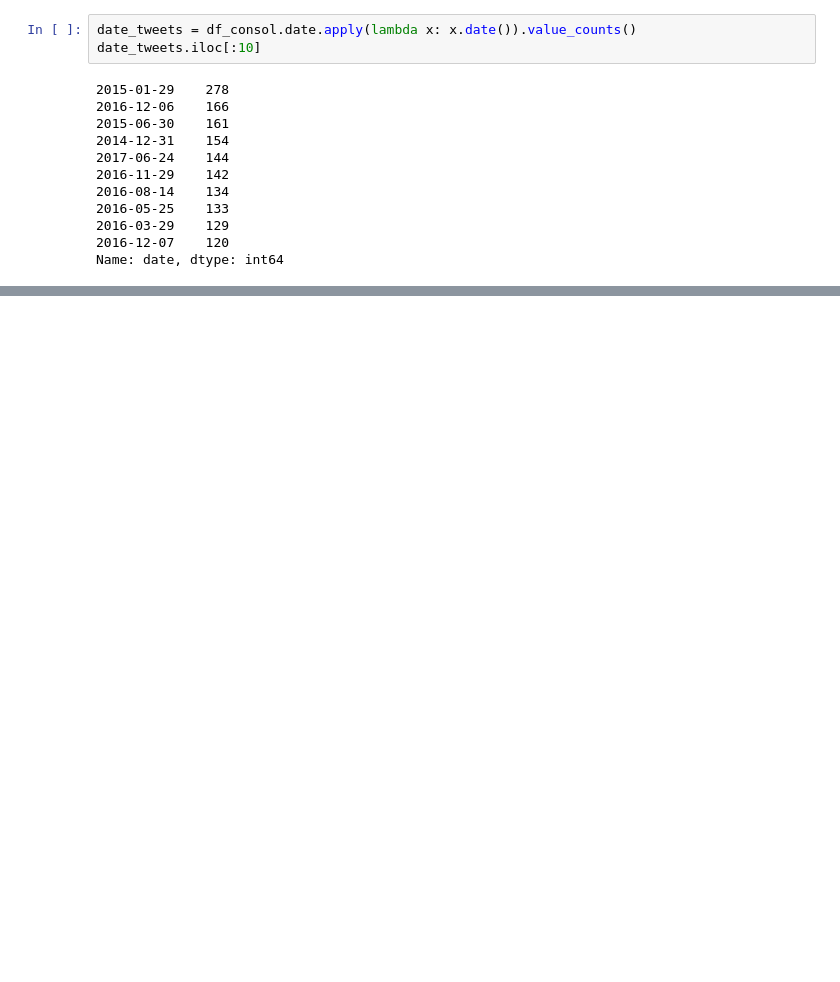
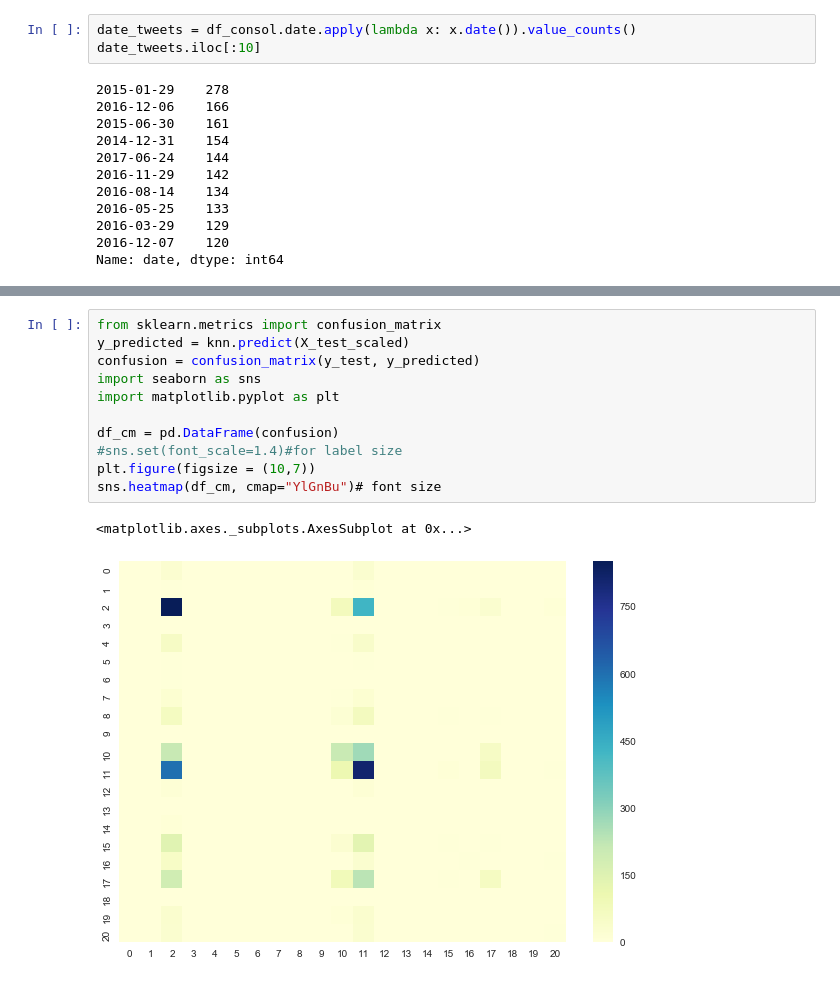
Before and after one commit to guidesc/DSBA---case-study, a Jupyter notebook: RATP.ipynb, the cells around one changed output, grey strips where cells are left out. Drawn from its saved outputs; the diff is of its cells as text; blank space fills up the shorter version.

```diff
--- a/RATP.ipynb
+++ b/RATP.ipynb
@@ -423,0 +665,14 @@ df_consol.groupby(['date_new', 'username']).size().to_csv('tweets_date.csv')
+# %%
+from sklearn.metrics import confusion_matrix
+y_predicted = knn.predict(X_test_scaled)
+confusion = confusion_matrix(y_test, y_predicted)
+import seaborn as sns
+import matplotlib.pyplot as plt
+
+df_cm = pd.DataFrame(confusion)
+#sns.set(font_scale=1.4)#for label size
+plt.figure(figsize = (10,7))
+sns.heatmap(df_cm, cmap="YlGnBu")# font size
+# %% [output]
+<matplotlib.axes._subplots.AxesSubplot at 0x...>
+[figure, added]
```
Also changed, not shown: parts of 81 cells of this notebook, 25 other files.
